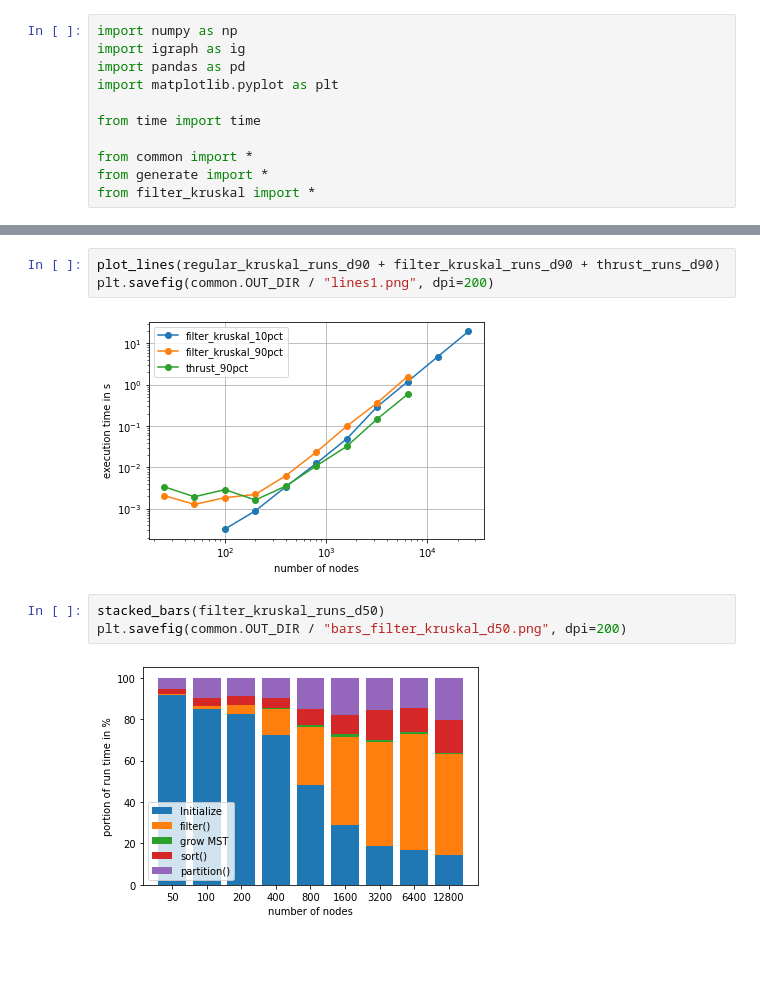
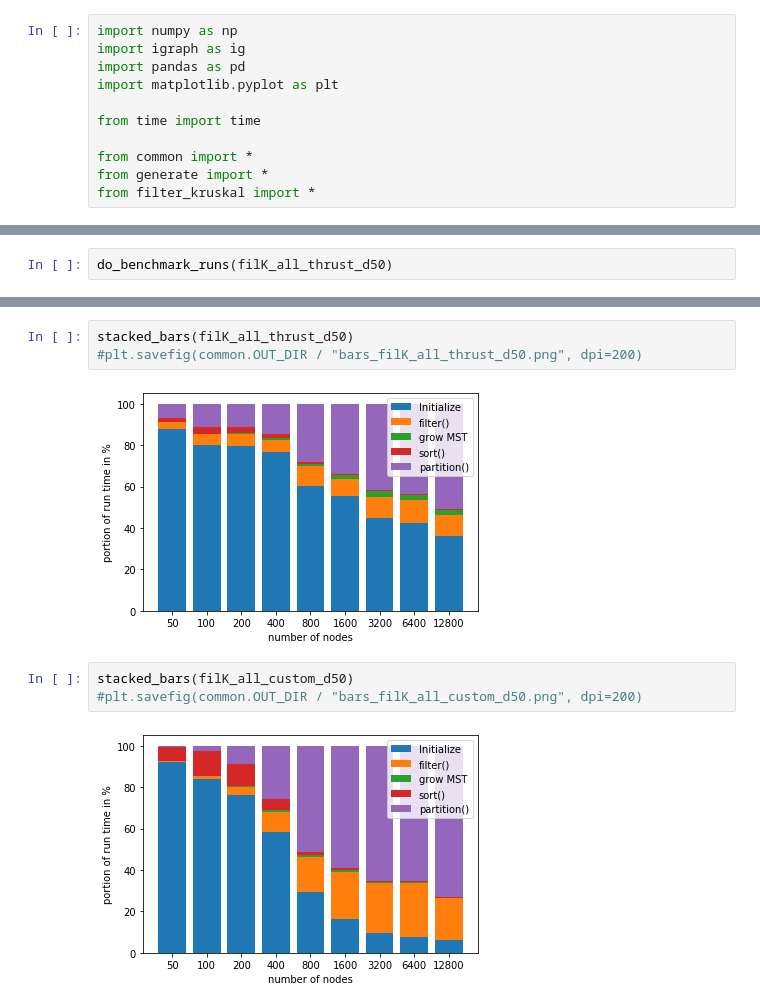
Before and after one commit to hitimr/GPU_ArchComp, a Jupyter notebook: Ex2/scripts/kruskal_benchmark.ipynb, the cells around one changed output, grey strips where cells are left out. Drawn from its saved outputs; the diff is of its cells as text; blank space fills up the shorter version.

Commit message:
benchmarks pretty much done

```diff
--- a/Ex2/scripts/kruskal_benchmark.ipynb
+++ b/Ex2/scripts/kruskal_benchmark.ipynb
@@ -170,0 +229,2 @@ regular_kruskal_runs_d90 = get_run_list(n_nodes_list_d90, '90pct', 'filter_krusk
+# %%
+do_benchmark_runs(filK_all_thrust_d50)
@@ -226,10 +413,10 @@ plt.savefig(common.OUT_DIR / "lines1.png", dpi=200)
 # %%
-plot_lines(regular_kruskal_runs_d90 + filter_kruskal_runs_d90 + thrust_runs_d90)
-plt.savefig(common.OUT_DIR / "lines1.png", dpi=200)
+stacked_bars(filK_all_thrust_d50)
+#plt.savefig(common.OUT_DIR / "bars_filK_all_thrust_d50.png", dpi=200)
 # %% [output]
-[figure, old version]
+[figure, new version]
 # %%
-stacked_bars(filter_kruskal_runs_d50)
-plt.savefig(common.OUT_DIR / "bars_filter_kruskal_d50.png", dpi=200)
+stacked_bars(filK_all_custom_d50)
+#plt.savefig(common.OUT_DIR / "bars_filK_all_custom_d50.png", dpi=200)
 # %% [output]
-[figure, old version]
+[figure, new version]
```
Also changed, not shown: parts of 42 cells of this notebook.
